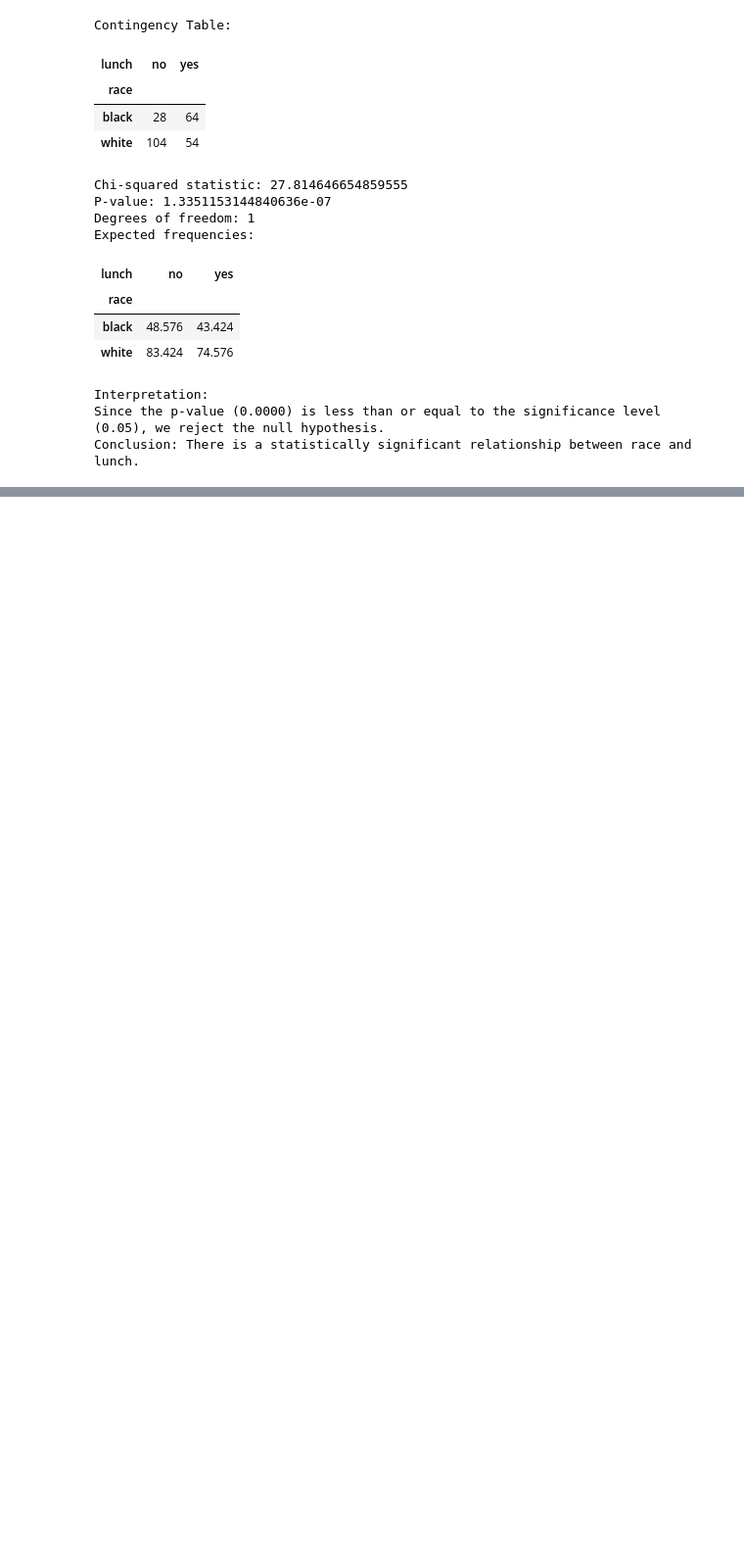
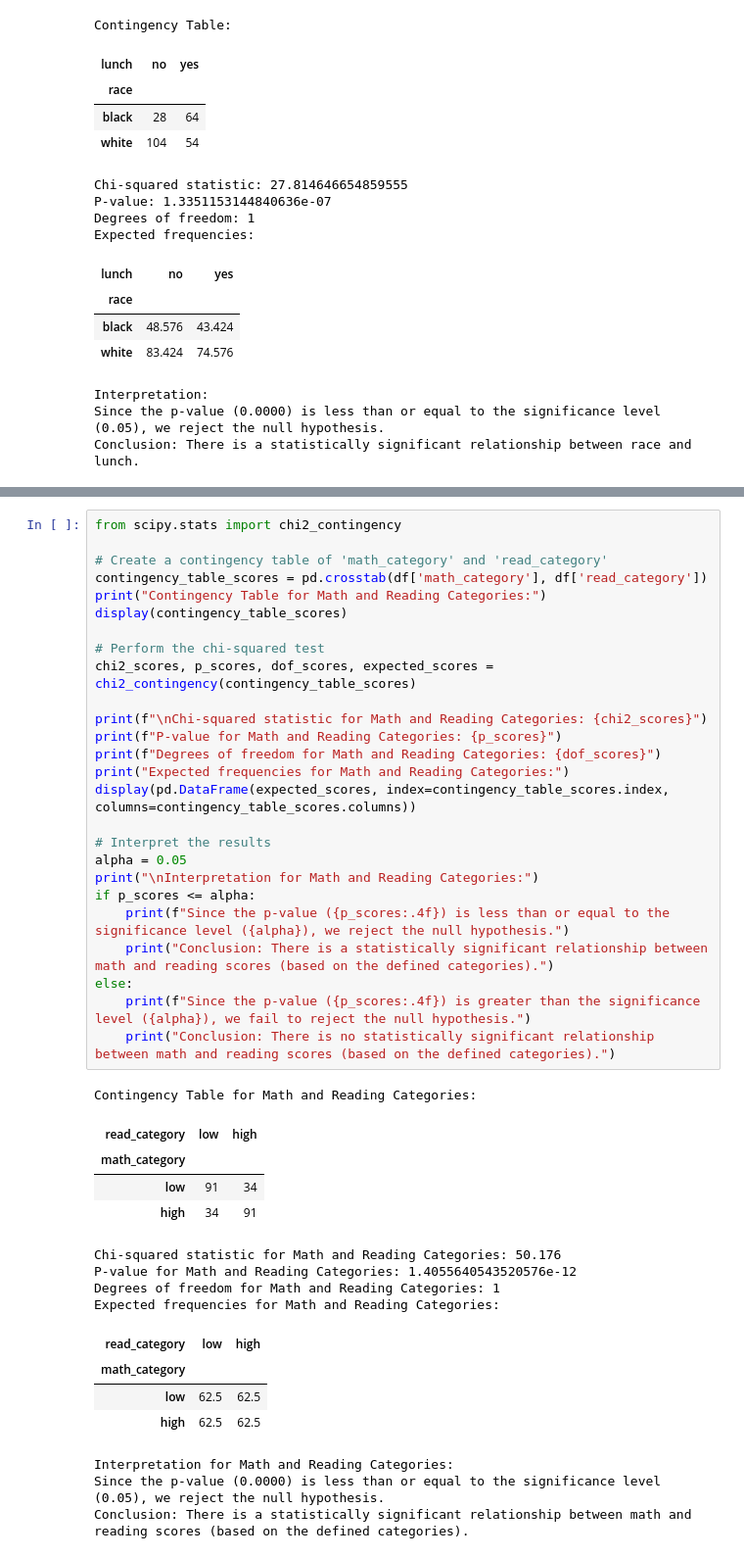
Before and after one commit to Kartavya-Jharwal/Kartavya_Business_Analytics2025, a Jupyter notebook: Class_Assignments/week6/Week_6_Session_2.ipynb, the cells around one changed output, grey strips where cells are left out. Shown at 98% size. Cells and saved outputs as stored; diff of their text form; blank space fills up the shorter version.

```diff
--- a/Class_Assignments/week6/Week_6_Session_2.ipynb
+++ b/Class_Assignments/week6/Week_6_Session_2.ipynb
@@ -147,0 +213,43 @@ Conclusion: There is a statistically significant relationship between race and l
+# %%
+from scipy.stats import chi2_contingency
+
+# Create a contingency table of 'math_category' and 'read_category'
+contingency_table_scores = pd.crosstab(df['math_category'], df['read_category'])
+print("Contingency Table for Math and Reading Categories:")
+display(contingency_table_scores)
+
+# Perform the chi-squared test
+chi2_scores, p_scores, dof_scores, expected_scores = chi2_contingency(contingency_table_scores)
+
+print(f"\nChi-squared statistic for Math and Reading Categories: {chi2_scores}")
+print(f"P-value for Math and Reading Categories: {p_scores}")
+print(f"Degrees of freedom for Math and Reading Categories: {dof_scores}")
+print("Expected frequencies for Math and Reading Categories:")
+display(pd.DataFrame(expected_scores, index=contingency_table_scores.index, columns=contingency_table_scores.columns))
+
+# Interpret the results
+alpha = 0.05
+print("\nInterpretation for Math and Reading Categories:")
+if p_scores <= alpha:
+    print(f"Since the p-value ({p_scores:.4f}) is less than or equal to the significance level ({alpha}), we reject the null hypothesis.")
+    print("Conclusion: There is a statistically significant relationship between math and reading scores (based on the defined categories).")
+else:
+    print(f"Since the p-value ({p_scores:.4f}) is greater than the significance level ({alpha}), we fail to reject the null hypothesis.")
+    print("Conclusion: There is no statistically significant relationship between math and reading scores (based on the defined categories).")
+# %% [output]
+Contingency Table for Math and Reading Categories:
+| read_category | low | high |
+| math_category |  |  |
+| low | 91 | 34 |
+| high | 34 | 91 |
+Chi-squared statistic for Math and Reading Categories: 50.176
+P-value for Math and Reading Categories: 1.4055640543520576e-12
+Degrees of freedom for Math and Reading Categories: 1
+Expected frequencies for Math and Reading Categories:
+| read_category | low | high |
+| math_category |  |  |
+| low | 62.5 | 62.5 |
+| high | 62.5 | 62.5 |
+Interpretation for Math and Reading Categories:
+Since the p-value (0.0000) is less than or equal to the significance level (0.05), we reject the null hypothesis.
+Conclusion: There is a statistically significant relationship between math and reading scores (based on the defined categories).
```
Also changed, not shown: parts of 4 cells of this notebook.
